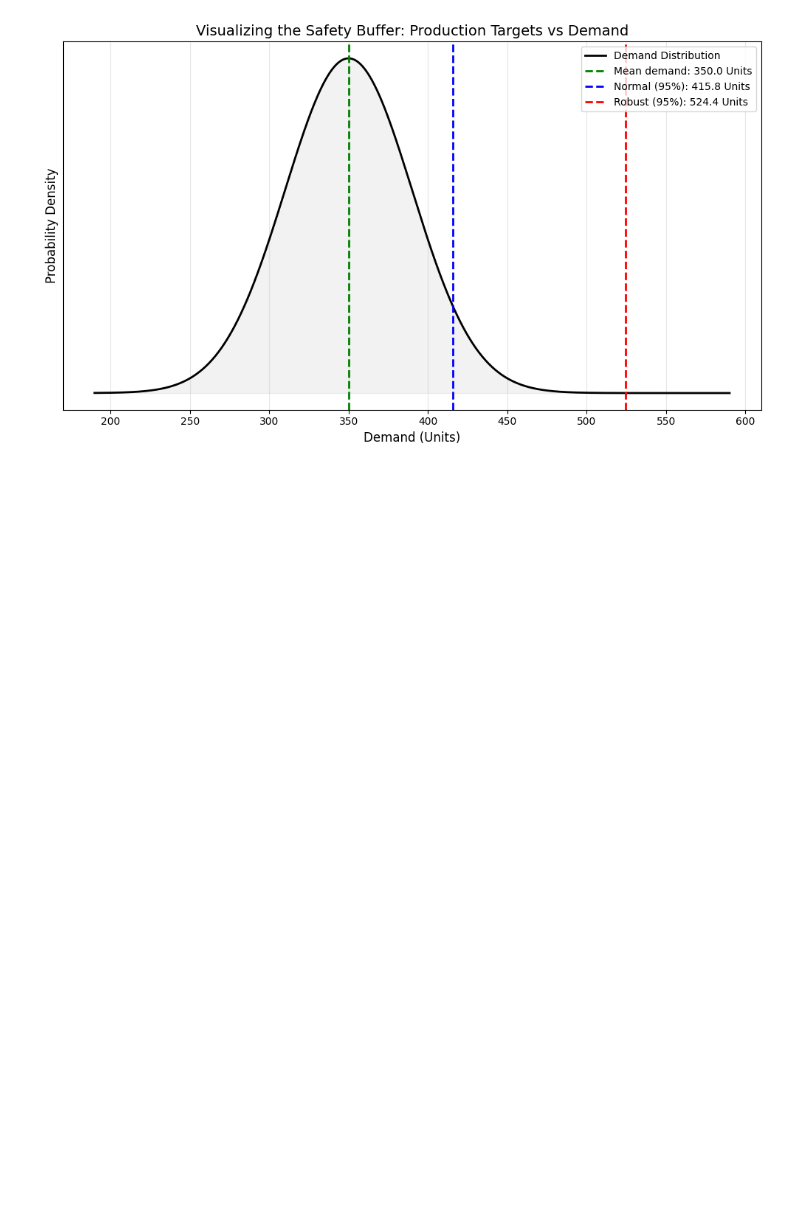
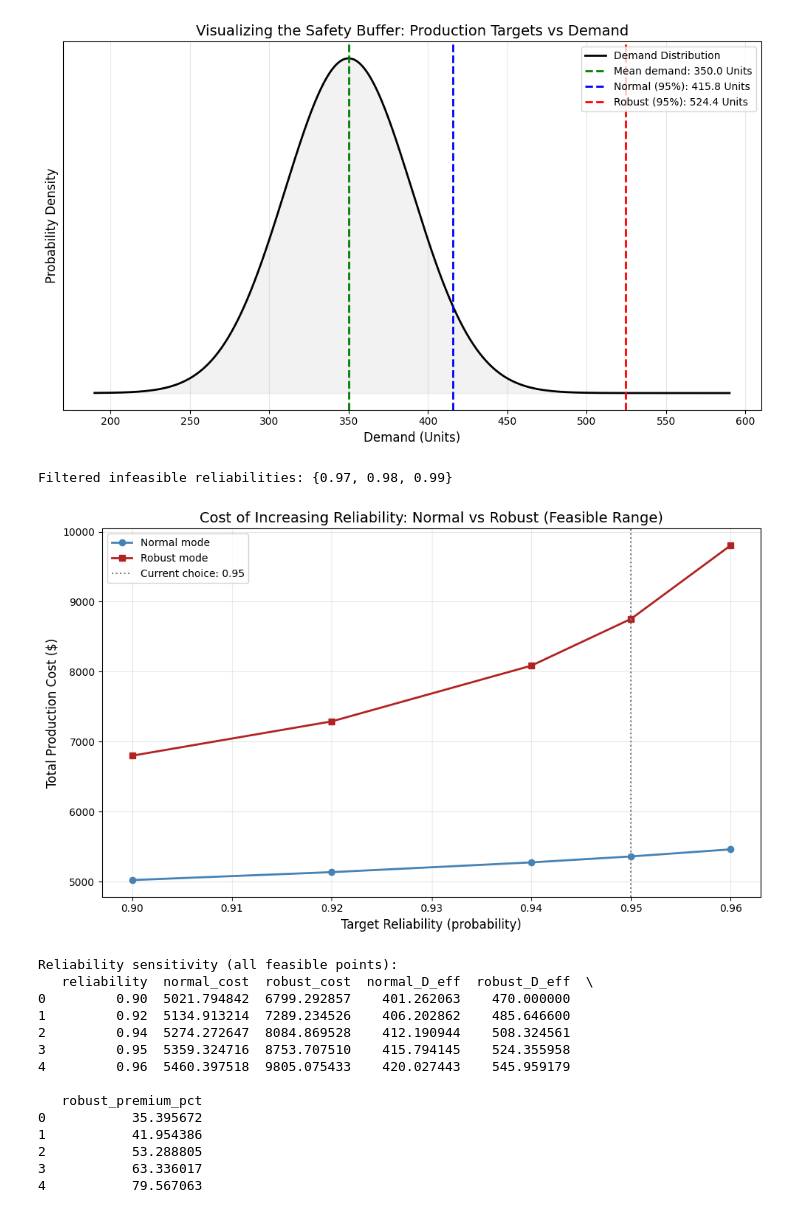
Before and after one commit to vishal36-pop/Team-OptiMinds-, a Jupyter notebook: Opti.ipynb, the cells around one changed output. Drawn from its saved outputs; the diff is of its cells as text; code cells hidden in the pictures; blank space fills up the shorter version.

Commit message:
added a plot of cost of increasing reliability

```diff
--- a/Opti.ipynb
+++ b/Opti.ipynb
@@ -515,3 +515,78 @@ def plot_risk_distributions(mu, sigma, results):
 plot_risk_distributions(mu_D, sigma_D, results)
 # %% [output]
 [figure]
+# %%
+# Sensitivity: Total production cost vs target reliability (Normal vs Robust) with feasibility filtering
+reliabilities = [0.90, 0.92, 0.94, 0.95, 0.96, 0.97, 0.98, 0.99]
+cap = system.total_capacity()
+feasible = []
+for r in reliabilities:
+    z = stats.norm.ppf(r)
+    D_eff_normal = mu_D + z * sigma_D
+    k = np.sqrt(r / (1 - r))
+    D_eff_robust = mu_D + k * sigma_D
+    if D_eff_normal <= cap + 1e-6 and D_eff_robust <= cap + 1e-6:
+        feasible.append(r)
+
+if not feasible:
+    raise RuntimeError("No reliability values in the provided list are jointly feasible for both modes.")
+if len(feasible) < len(reliabilities):
+    print(f"Filtered infeasible reliabilities: {set(reliabilities) - set(feasible)}")
+
+normal_costs = []
+robust_costs = []
+normal_D_eff = []
+robust_D_eff = []
+
+for r in feasible:
+    res_n = solve_dispatch(system, mu_D, sigma_D, reliability=r, mode="normal")
+    res_r = solve_dispatch(system, mu_D, sigma_D, reliability=r, mode="robust")
+    normal_costs.append(res_n['cost'])
+    robust_costs.append(res_r['cost'])
+    normal_D_eff.append(res_n['D_eff'])
+    robust_D_eff.append(res_r['D_eff'])
+
+plt.figure(figsize=(10, 6))
+plt.plot(feasible, normal_costs, 'o-', label='Normal mode', color='steelblue', linewidth=2)
+plt.plot(feasible, robust_costs, 's-', label='Robust mode', color='firebrick', linewidth=2)
+
+plt.xlabel("Target Reliability (probability)", fontsize=12)
+plt.ylabel("Total Production Cost ($)", fontsize=12)
+plt.title("Cost of Increasing Reliability: Normal vs Robust (Feasible Range)", fontsize=14)
+plt.grid(True, alpha=0.3)
+if reliability in feasible:
+    plt.axvline(reliability, color='gray', linestyle=':', linewidth=1.5, label=f'Current choice: {reliability:.2f}')
+plt.legend()
+plt.tight_layout()
+plt.show()
+
+# Optional summary table with percentage premium of robust vs normal
+import pandas as pd
+premium_pct = [100*(r_cost - n_cost)/n_cost for n_cost, r_cost in zip(normal_costs, robust_costs)]
+summary_reliability = pd.DataFrame({
+    'reliability': feasible,
+    'normal_cost': normal_costs,
+    'robust_cost': robust_costs,
+    'normal_D_eff': normal_D_eff,
+    'robust_D_eff': robust_D_eff,
+    'robust_premium_pct': premium_pct,
+})
+print("Reliability sensitivity (all feasible points):")
+print(summary_reliability)
+# %% [output]
+Filtered infeasible reliabilities: {0.97, 0.98, 0.99}
+[figure, added]
+Reliability sensitivity (all feasible points):
+   reliability  normal_cost  robust_cost  normal_D_eff  robust_D_eff  \
+0         0.90  5021.794842  6799.292857    401.262063    470.000000
+1         0.92  5134.913214  7289.234526    406.202862    485.646600
+2         0.94  5274.272647  8084.869528    412.190944    508.324561
+3         0.95  5359.324716  8753.707510    415.794145    524.355958
+4         0.96  5460.397518  9805.075433    420.027443    545.959179
+
+   robust_premium_pct
+0           35.395672
+1           41.954386
+2           53.288805
+3           63.336017
+4           79.567063
```
